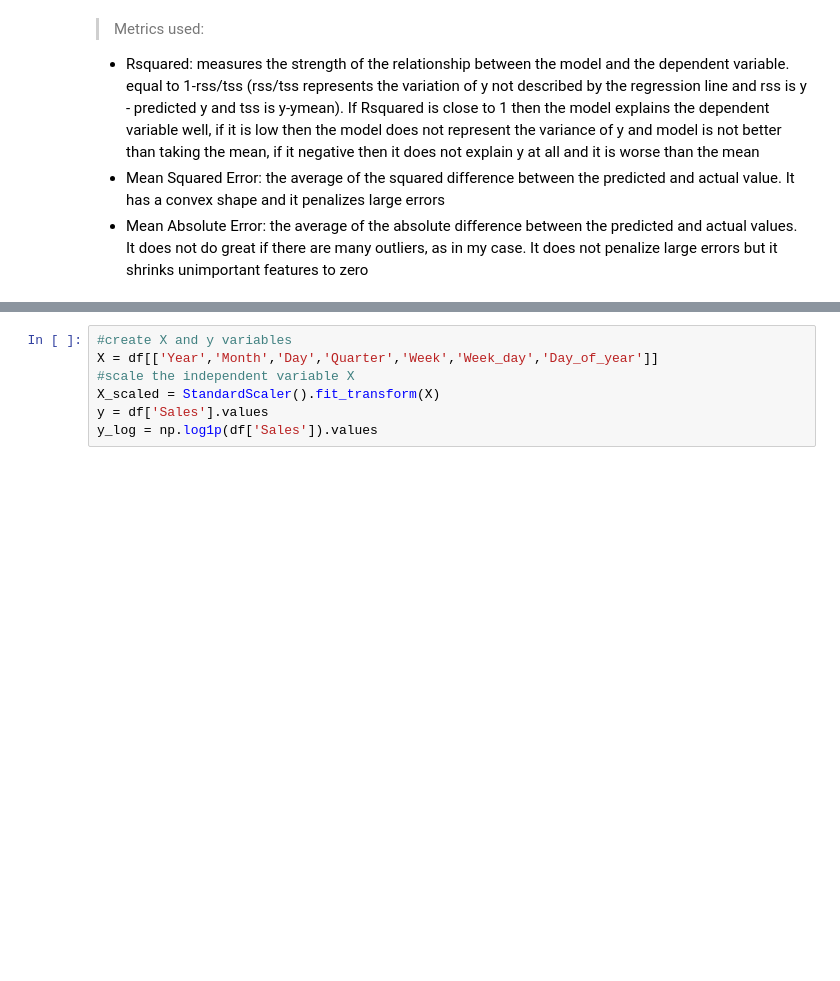
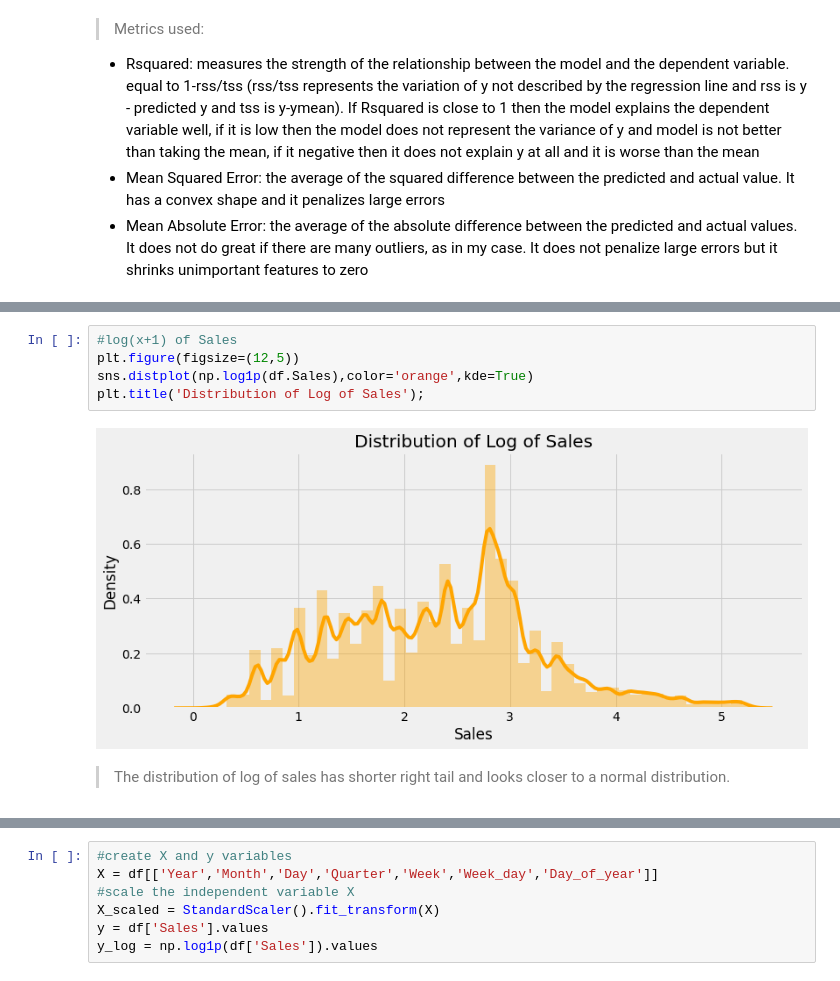
Before and after one commit to rime11/springboard, a Jupyter notebook: capstone_3/data modeling/data_modeling.ipynb, the cells around one changed output, grey strips where cells are left out. Saved outputs shown, nothing was run; the diff lists cells and outputs as text; blank space fills up the shorter version.

```diff
--- a/capstone_3/data modeling/data_modeling.ipynb
+++ b/capstone_3/data modeling/data_modeling.ipynb
@@ -409,0 +384,9 @@ sns.heatmap(df.corr(),annot=True)
+# %%
+#log(x+1) of Sales
+plt.figure(figsize=(12,5))
+sns.distplot(np.log1p(df.Sales),color='orange',kde=True)
+plt.title('Distribution of Log of Sales');
+# %% [output]
+[figure, added]
+# %% [markdown]
+>The distribution of log of sales has shorter right tail and looks closer to a normal distribution.
```
Also changed, not shown: parts of 77 cells of this notebook.
